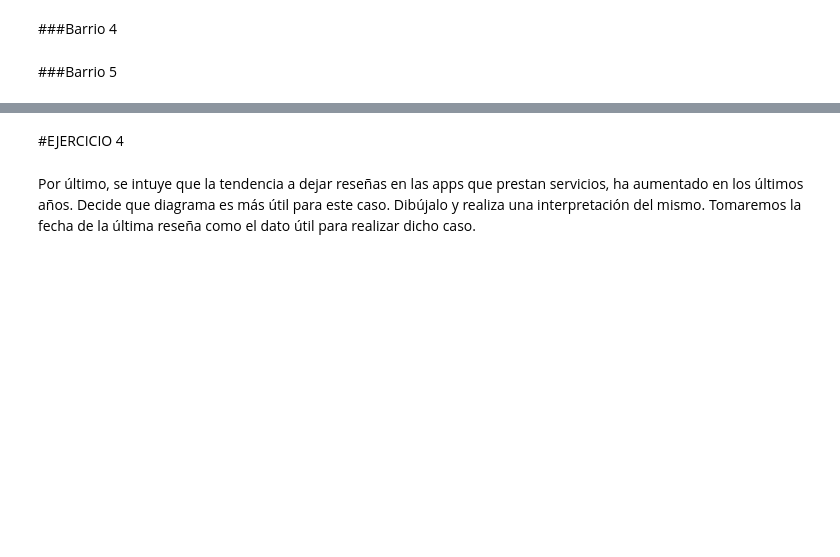
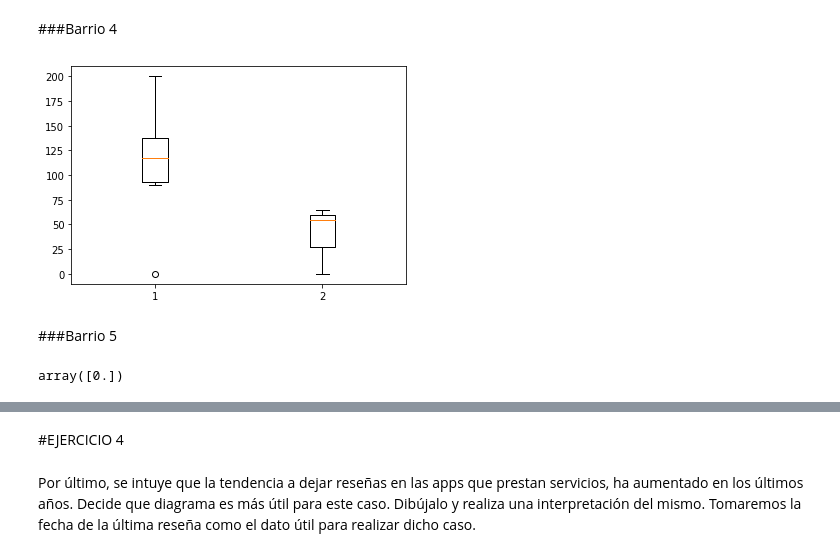
Before and after one commit to PilarAriasVazquez/MineriaL1P1, a Jupyter notebook: L1P1.ipynb, the cells around one changed output, grey strips where cells are left out. Saved outputs shown, nothing was run; the diff lists cells and outputs as text; code cells hidden in the pictures; blank space fills up the shorter version.

```diff
--- a/L1P1.ipynb
+++ b/L1P1.ipynb
@@ -848,4 +988,22 @@ plt.show()
 # %% [markdown]
 ###Barrio 4
+# %%
+y_precios_entire=np.zeros(1)
+filas = len(df.axes[0])
+for i in range(filas):
+  if x_barrios[3]==df['neighbourhood'][i] and df['room_type'][i]=='Entire home/apt':
+    y_precios_entire=np.append(y_precios_entire, df['price'][i])
+# %%
+y_precios_private=np.zeros(1)
+filas = len(df.axes[0])
+for i in range(filas):
+  if x_barrios[3]==df['neighbourhood'][i] and df['room_type'][i]=='Private room':
+    y_precios_private=np.append(y_precios_private, df['price'][i])
+# %%
+data=[y_precios_entire,y_precios_private]
+plt.boxplot(data)
+plt.show()
+# %% [output]
+[figure, added]
 # %% [markdown]
 ###Barrio 5
@@ -851,0 +1022,4 @@ plt.show()
+# %%
+y_precios_private
+# %% [output]
+array([0.])
```
Also changed, not shown: parts of 52 cells of this notebook.
